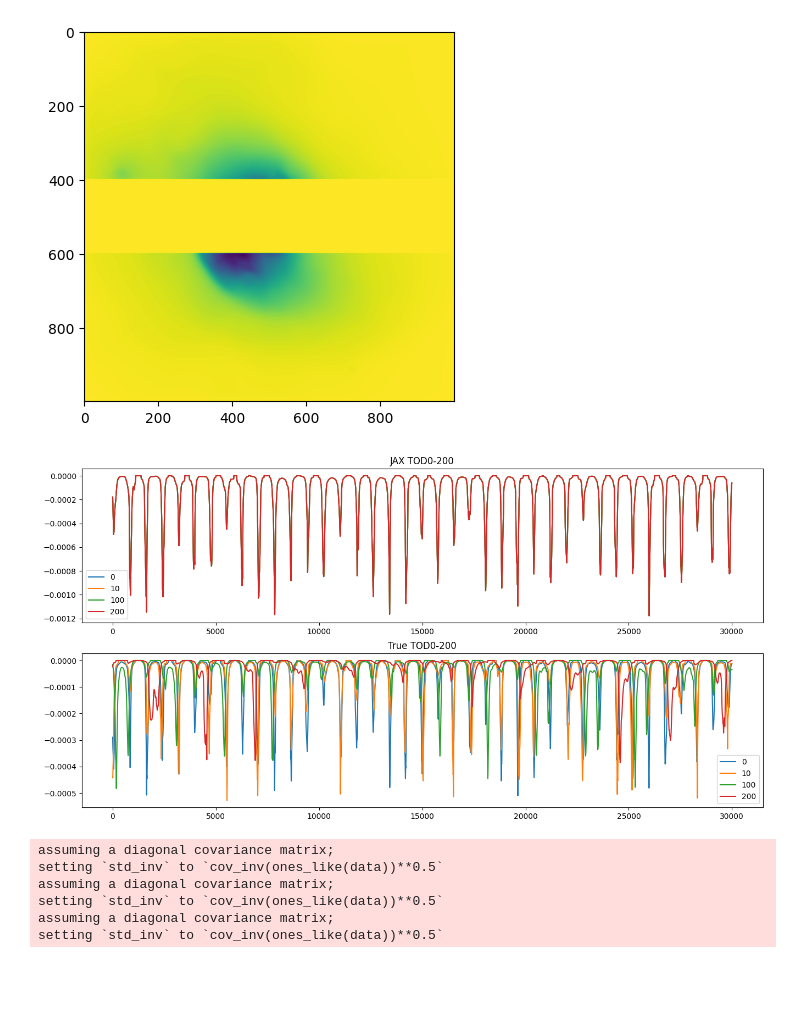
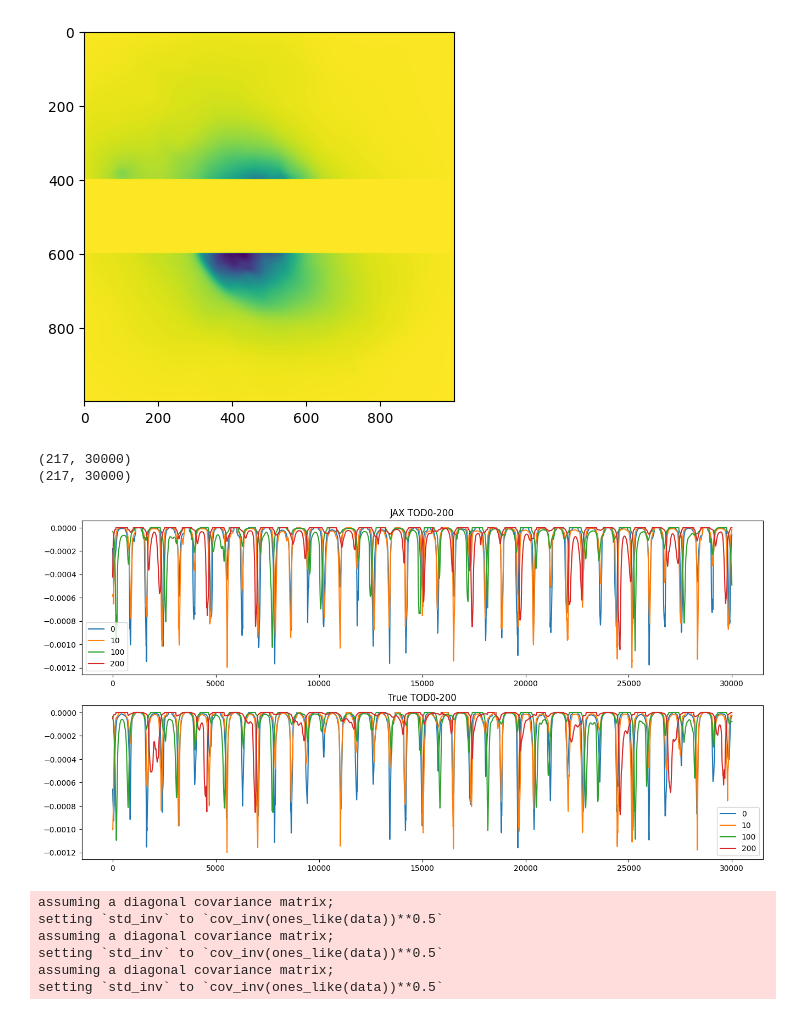
Before and after one commit to jwuerzinger/CMB_denoising, a Jupyter notebook: nifty_maria/nifty_maria_mapsampling.ipynb, the cells around one changed output. Saved outputs shown, nothing was run; the diff lists cells and outputs as text; code cells hidden in the pictures; blank space fills up the shorter version.

```diff
--- a/nifty_maria/nifty_maria_mapsampling.ipynb
+++ b/nifty_maria/nifty_maria_mapsampling.ipynb
@@ -333,36 +333,41 @@ def sample_maps(sim_truthmap, dx, dy, resolution, x_side, y_side):
             fill_value=0.,
             bounds_error=False,
             method="linear",
-        )((jax.numpy.array(dx[band_mask][0]), jax.numpy.array(dy[band_mask][0])))
+        )((jax.numpy.array(dx[band_mask]), jax.numpy.array(dy[band_mask])))
 
         # jax.debug.print("Total map power: {pwr}", pwr=map_power.sum())
 
         # data["map"][band_mask] += map_power
         data_map = data_map.at[band_mask].add(map_power)
+        print(data_map.shape)
+        print(map_power.shape)
 
     # return sim_truthmap.data["map"]
     return data_map
 # %%
 
 # jax_tods = sample_maps(sim_truthmap.map.data, dx, dy, instrument, sim_truthmap.map.resolution, sim_truthmap.map.x_side, sim_truthmap.map.y_side)
 jax_tods = sample_maps(mapdata_truth[0], dx, dy, sim_truthmap.map.resolution, sim_truthmap.map.x_side, sim_truthmap.map.y_side)
 
 fig, axes = plt.subplots(2, 1, figsize=(16, 8))
 
 for i in [0, 10, 100, 200]:
     im0 = axes[0].plot(jax_tods[i], label=i)
 
-    tods_map = np.float64(tod_truthmap.data.compute())
+    # tods_map = np.float64(tod_truthmap.data.compute())
+    tods_map = np.float64(tod_truthmap.components['map'].compute())
     im1 = axes[1].plot(tods_map[i], label=i)
 
 axes[0].title.set_text(f'JAX TOD0-{i}')
 axes[0].legend()
 axes[1].title.set_text(f'True TOD0-{i}')
 axes[1].legend()
 
 plt.show()
 # %% [output]
+(217, 30000)
+(217, 30000)
-[figure, old version]
+[figure, new version]
 # %%
 # Define simple signal model with added map sampling
 class Signal_TOD(jft.Model):
```
Also changed, not shown: parts of 6 cells of this notebook.
